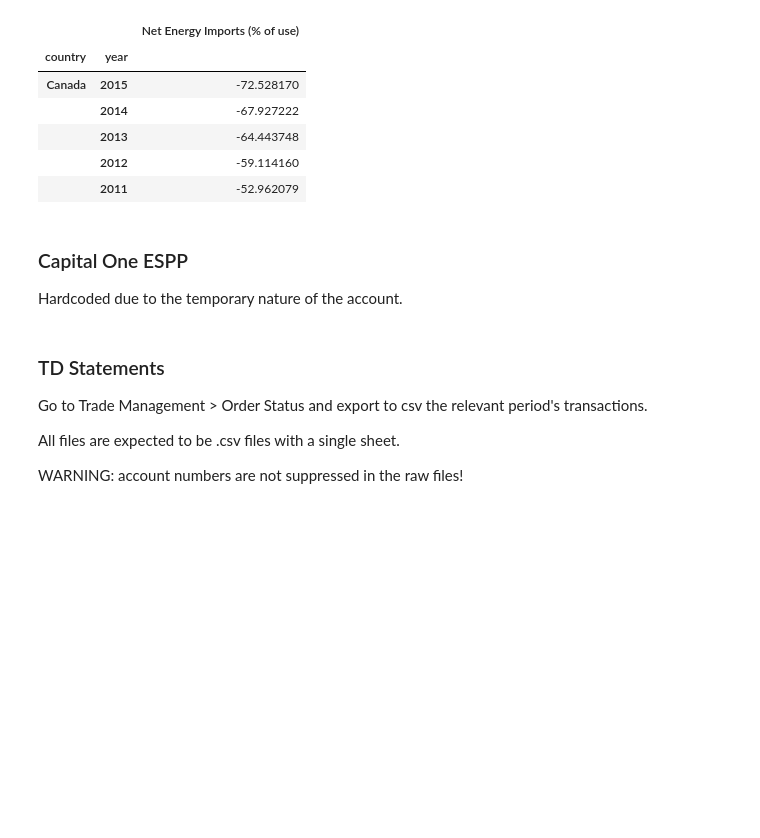
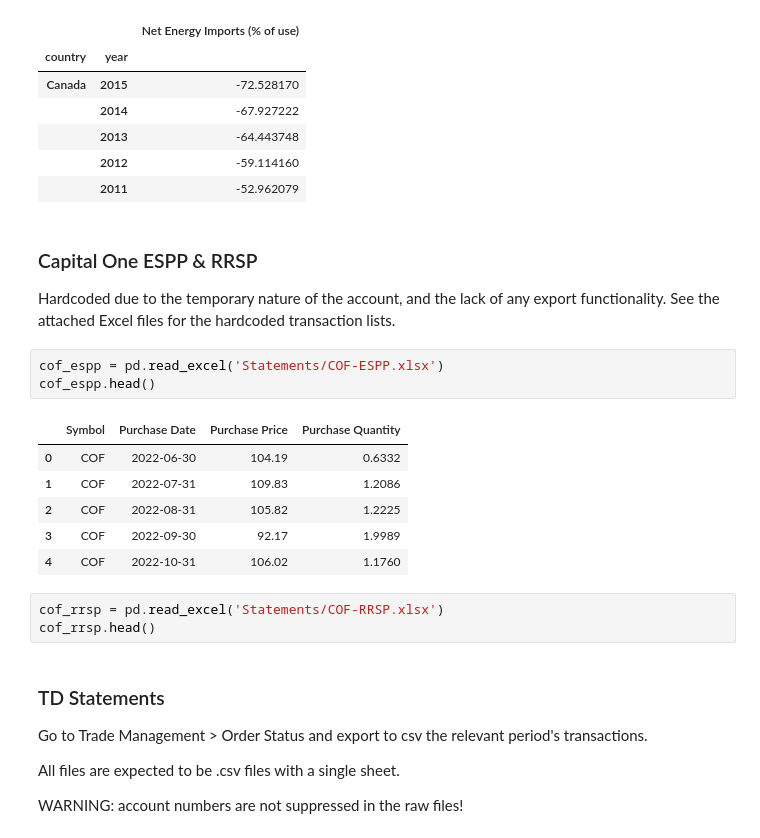
Before and after one commit to markgao722/Marketz, a Jupyter notebook: start.ipynb, the cells around one changed output. Drawn from its saved outputs; the diff is of its cells as text; blank space fills up the shorter version.

Commit message:
Added hardcode data for some accounts

```diff
--- a/start.ipynb
+++ b/start.ipynb
@@ -115,8 +115,22 @@ w.head()
 |  | 2012 | -59.114160 |
 |  | 2011 | -52.962079 |
 # %% [markdown]
-### Capital One ESPP
-Hardcoded due to the temporary nature of the account.
+### Capital One ESPP & RRSP
+Hardcoded due to the temporary nature of the account, and the lack of any export functionality.
+See the attached Excel files for the hardcoded transaction lists.
+# %%
+cof_espp = pd.read_excel('Statements/COF-ESPP.xlsx')
+cof_espp.head()
+# %% [output]
+|  | Symbol | Purchase Date | Purchase Price | Purchase Quantity |
+| 0 | COF | 2022-06-30 | 104.19 | 0.6332 |
+| 1 | COF | 2022-07-31 | 109.83 | 1.2086 |
+| 2 | COF | 2022-08-31 | 105.82 | 1.2225 |
+| 3 | COF | 2022-09-30 | 92.17 | 1.9989 |
+| 4 | COF | 2022-10-31 | 106.02 | 1.1760 |
+# %%
+cof_rrsp = pd.read_excel('Statements/COF-RRSP.xlsx')
+cof_rrsp.head()
 # %% [markdown]
 ### TD Statements
 Go to Trade Management > Order Status and export to csv the relevant period's transactions.
```
Also changed, not shown: parts of 1 cell of this notebook, 2 other files.
